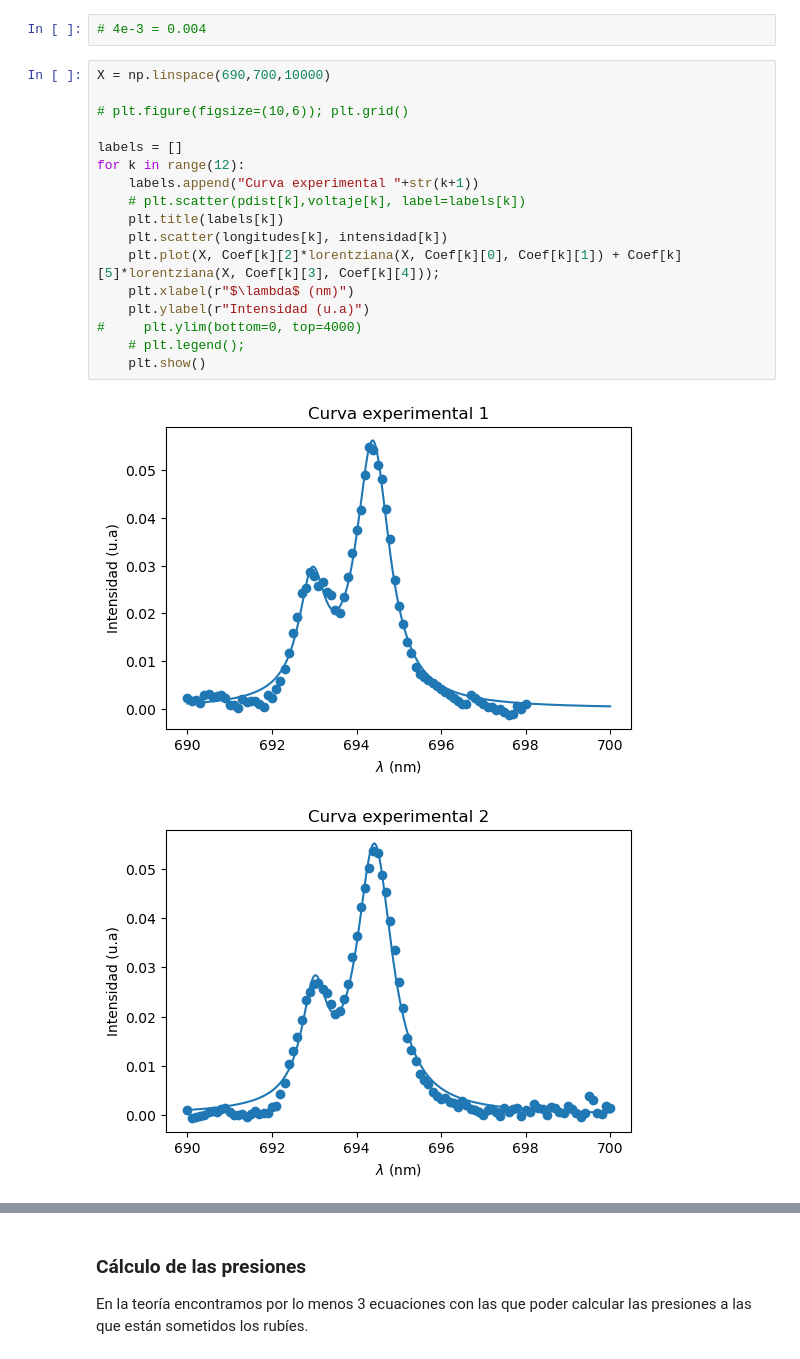
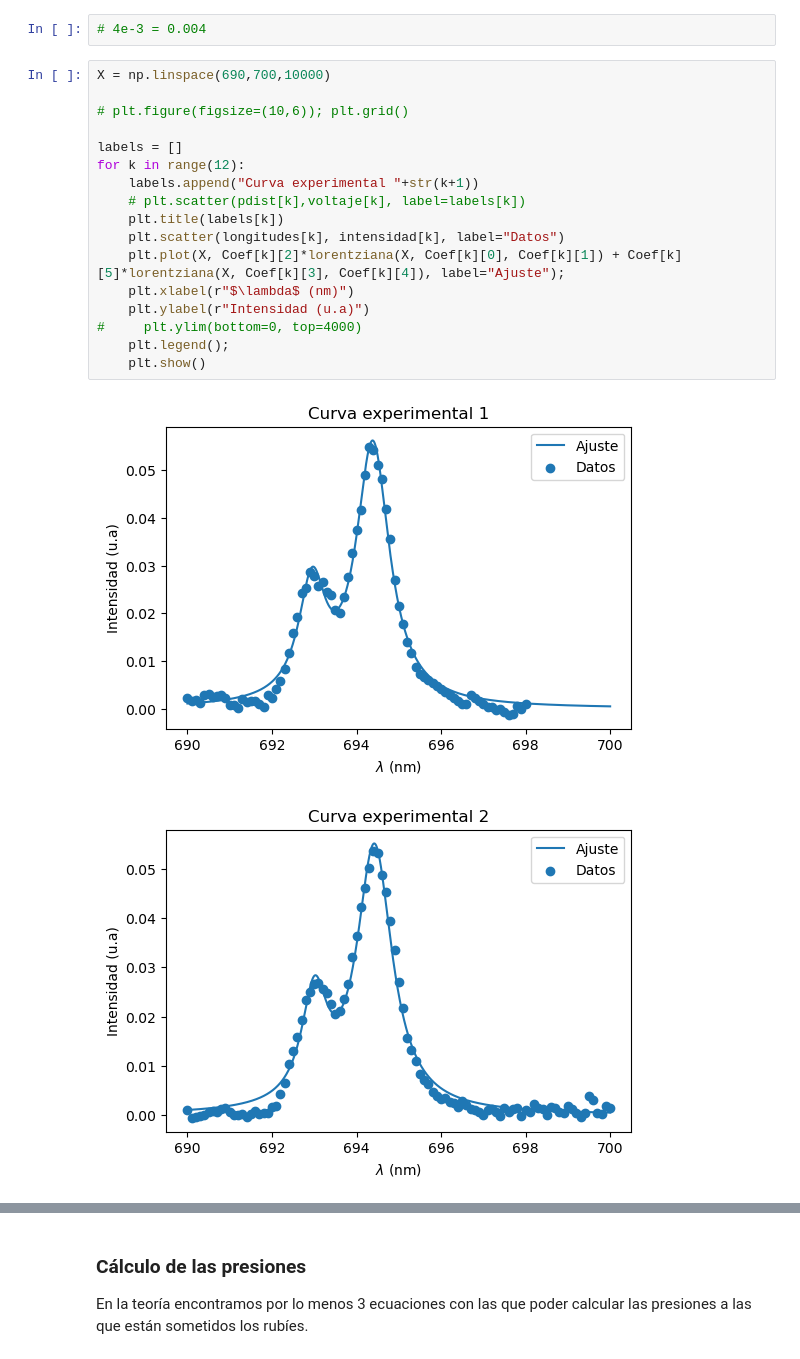
Before and after one commit to joshbrx/Proyectos, a Jupyter notebook: Rubi_sensor.ipynb, the cells around one changed output, grey strips where cells are left out. Cells and saved outputs as stored; diff of their text form.

```diff
--- a/Rubi_sensor.ipynb
+++ b/Rubi_sensor.ipynb
@@ -292,20 +292,20 @@ array([694.38488542, 694.42374774, 694.84052552, 694.84278643,
 # %%
 X = np.linspace(690,700,10000)
 
 # plt.figure(figsize=(10,6)); plt.grid()
 
 labels = []
 for k in range(12):
     labels.append("Curva experimental "+str(k+1))
     # plt.scatter(pdist[k],voltaje[k], label=labels[k])
     plt.title(labels[k])
-    plt.scatter(longitudes[k], intensidad[k])
-    plt.plot(X, Coef[k][2]*lorentziana(X, Coef[k][0], Coef[k][1]) + Coef[k][5]*lorentziana(X, Coef[k][3], Coef[k][4]));
+    plt.scatter(longitudes[k], intensidad[k], label="Datos")
+    plt.plot(X, Coef[k][2]*lorentziana(X, Coef[k][0], Coef[k][1]) + Coef[k][5]*lorentziana(X, Coef[k][3], Coef[k][4]), label="Ajuste");
     plt.xlabel(r"$\lambda$ (nm)")
     plt.ylabel(r"Intensidad (u.a)")
 #     plt.ylim(bottom=0, top=4000)
-    # plt.legend();
+    plt.legend();
     plt.show()
 # %% [output]
-[figure, old version]
+[figure, new version]
-[figure, old version]
+[figure, new version]
```
Also changed, not shown: parts of 1 cell of this notebook.
